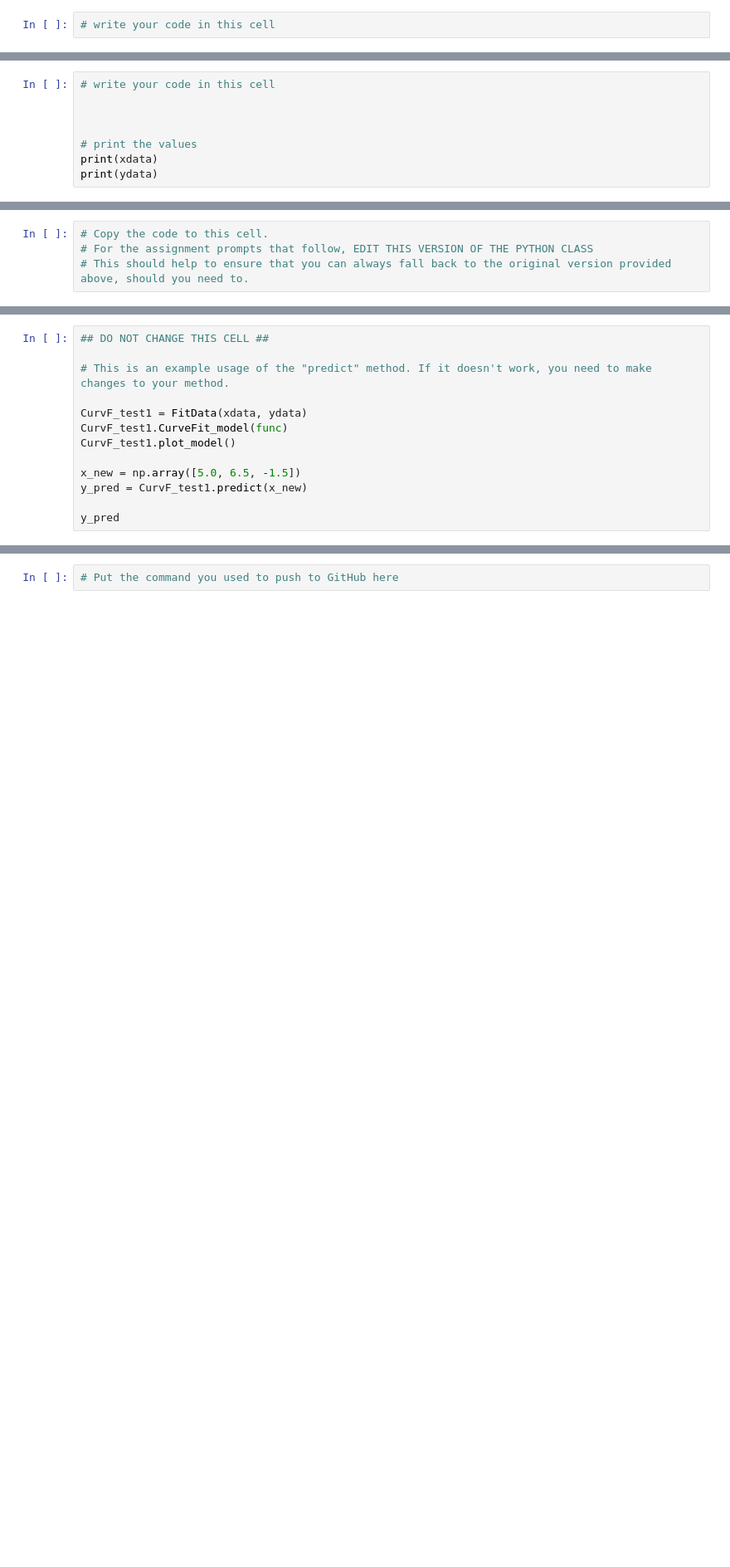
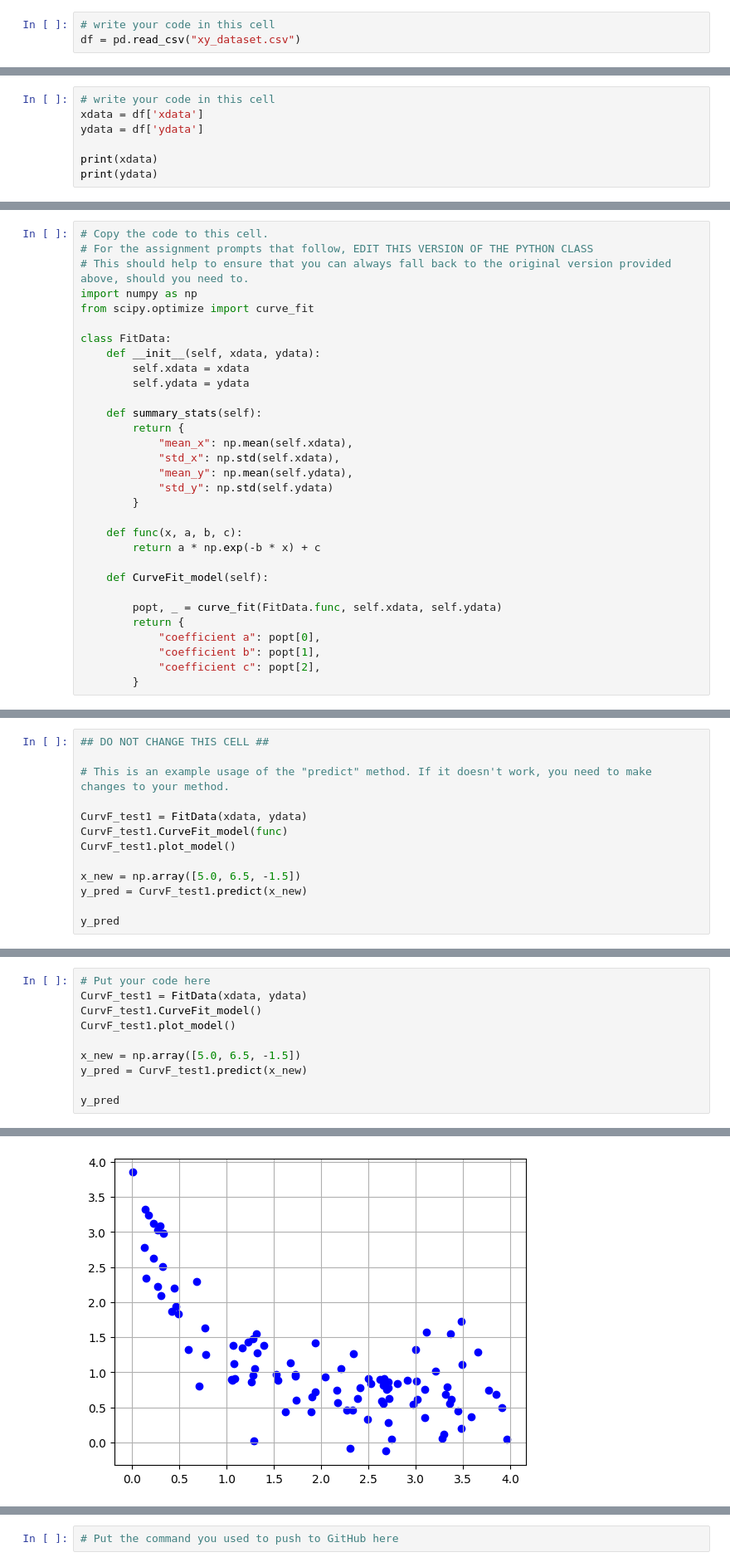
Before and after one commit to aidank247/CMSE202-s25-turnin, a Jupyter notebook: HW-01_GitPracticeDebuggingPythonPackagesAndClasses-SS25-AidanKlinger.ipynb, the cells around one changed output, grey strips where cells are left out. Shown at 83% size. Drawn from its saved outputs; the diff is of its cells as text; blank space fills up the shorter version.

```diff
--- a/HW-01_GitPracticeDebuggingPythonPackagesAndClasses-SS25-AidanKlinger.ipynb
+++ b/HW-01_GitPracticeDebuggingPythonPackagesAndClasses-SS25-AidanKlinger.ipynb
@@ -470,6 +426,7 @@ First, let's download the dataset using `curl` command from the URL: `https://ra
 **(1 point)**
 # %%
 # write your code in this cell
+df = pd.read_csv("xy_dataset.csv")
 # %% [markdown]
 Run the cell below to load necesary libraries.
 # %%
@@ -481,10 +438,9 @@ from scipy.optimize import curve_fit
 Use Pandas to read the data. You should have two numpy array: one for xdata and the other for ydata. Plot this dataset in scatter plot. **(1 point)**
 # %%
 # write your code in this cell
+xdata = df['xdata']
+ydata = df['ydata']
 
-
-
-# print the values
 print(xdata)
 print(ydata)
 # %% [markdown]
@@ -566,6 +522,33 @@ Copy the OOP code to this cell and work from here.
 # Copy the code to this cell.
 # For the assignment prompts that follow, EDIT THIS VERSION OF THE PYTHON CLASS
 # This should help to ensure that you can always fall back to the original version provided above, should you need to.
+import numpy as np
+from scipy.optimize import curve_fit
+
+class FitData:
+    def __init__(self, xdata, ydata):
+        self.xdata = xdata
+        self.ydata = ydata
+
+    def summary_stats(self):
+        return {
+            "mean_x": np.mean(self.xdata),
+            "std_x": np.std(self.xdata),
+            "mean_y": np.mean(self.ydata),
+            "std_y": np.std(self.ydata)
+        }
+
+    def func(x, a, b, c):
+        return a * np.exp(-b * x) + c
+
+    def CurveFit_model(self):
+
+        popt, _ = curve_fit(FitData.func, self.xdata, self.ydata)
+        return {
+            "coefficient a": popt[0],
+            "coefficient b": popt[1],
+            "coefficient c": popt[2],
+        }
 # %% [markdown]
 &#9989; **Questions 5.1 (3 points)**: Test the class by **running the following code to see what the output is**. **Debug the `FitData` class.** **DO NOT MODIFY THIS CODE CELL**. (so that you can remember what the bug was)
 # %%
@@ -612,0 +641,11 @@ y_pred
+# %%
+# Put your code here
+CurvF_test1 = FitData(xdata, ydata)
+CurvF_test1.CurveFit_model()
+CurvF_test1.plot_model()
+
+x_new = np.array([5.0, 6.5, -1.5])
+y_pred = CurvF_test1.predict(x_new)
+
+y_pred
+# %% [output]
@@ -613,3 +653,4 @@ y_pred
+[figure, added]
 # %% [markdown]
 ### Testing your `FitData` class on real data
 
```
Also changed, not shown: parts of 23 cells of this notebook, 2 other files.
